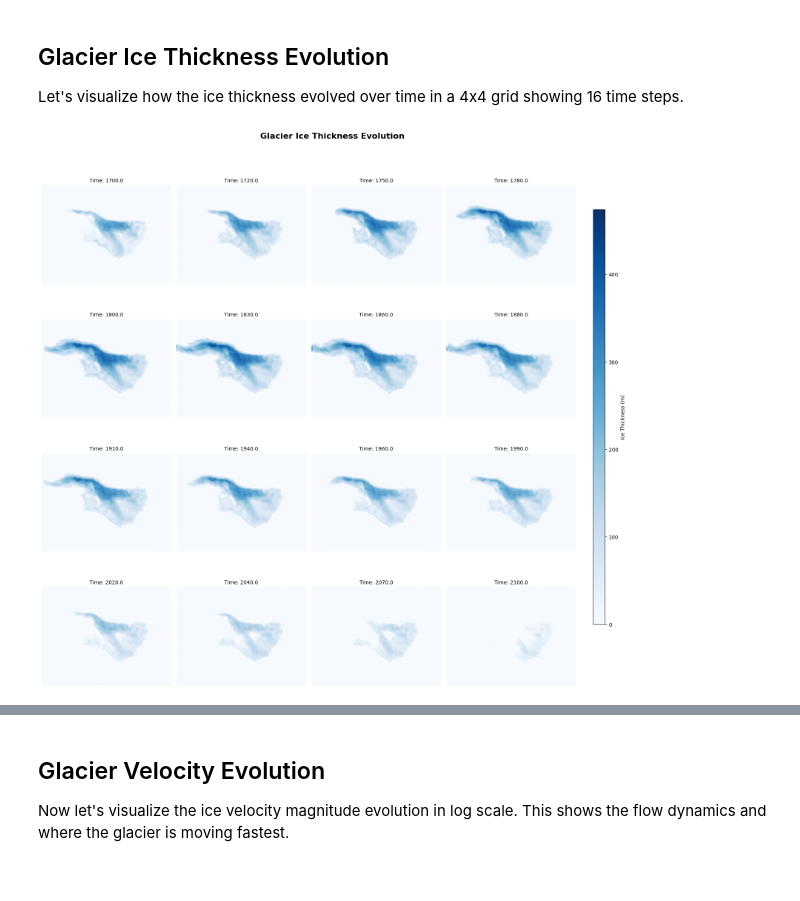
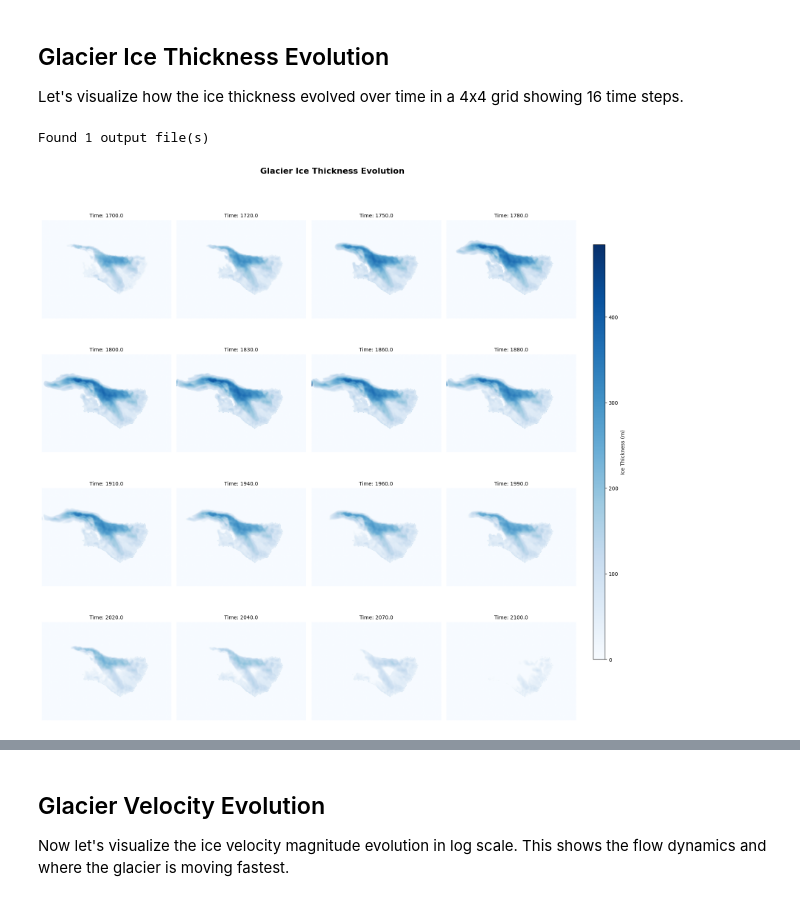
Before and after one commit to leajag/2024_Intro_Python, a Jupyter notebook: 03_notebook/my_glacier.ipynb, the cells around one changed output, grey strips where cells are left out. Saved outputs shown, nothing was run; the diff lists cells and outputs as text; code cells hidden in the pictures.

```diff
--- a/03_notebook/my_glacier.ipynb
+++ b/03_notebook/my_glacier.ipynb
@@ -227,14 +283,20 @@ Let's visualize how the ice thickness evolved over time in a 4x4 grid showing 16
 # %%
 from helper import *
 import glob
 
 # Find all output files
 A = glob.glob('outputs/*/*/output.nc')
 
 if A:
+    print(f"Found {len(A)} output file(s)\n")
     # Animate ice thickness evolution
-    animate_glacier_evolution("outputs/2025-11-28/17-05-08/output.nc")
+    animate_glacier_evolution(
+        nc_file=A[-1],
+        variable='thk',
+        log_scale=False
+    )
 else:
     print("No output.nc files found. Please run the model first.")
 # %% [output]
+Found 1 output file(s)
-[figure, old version]
+[figure, new version]
```
Also changed, not shown: parts of 15 cells of this notebook.
